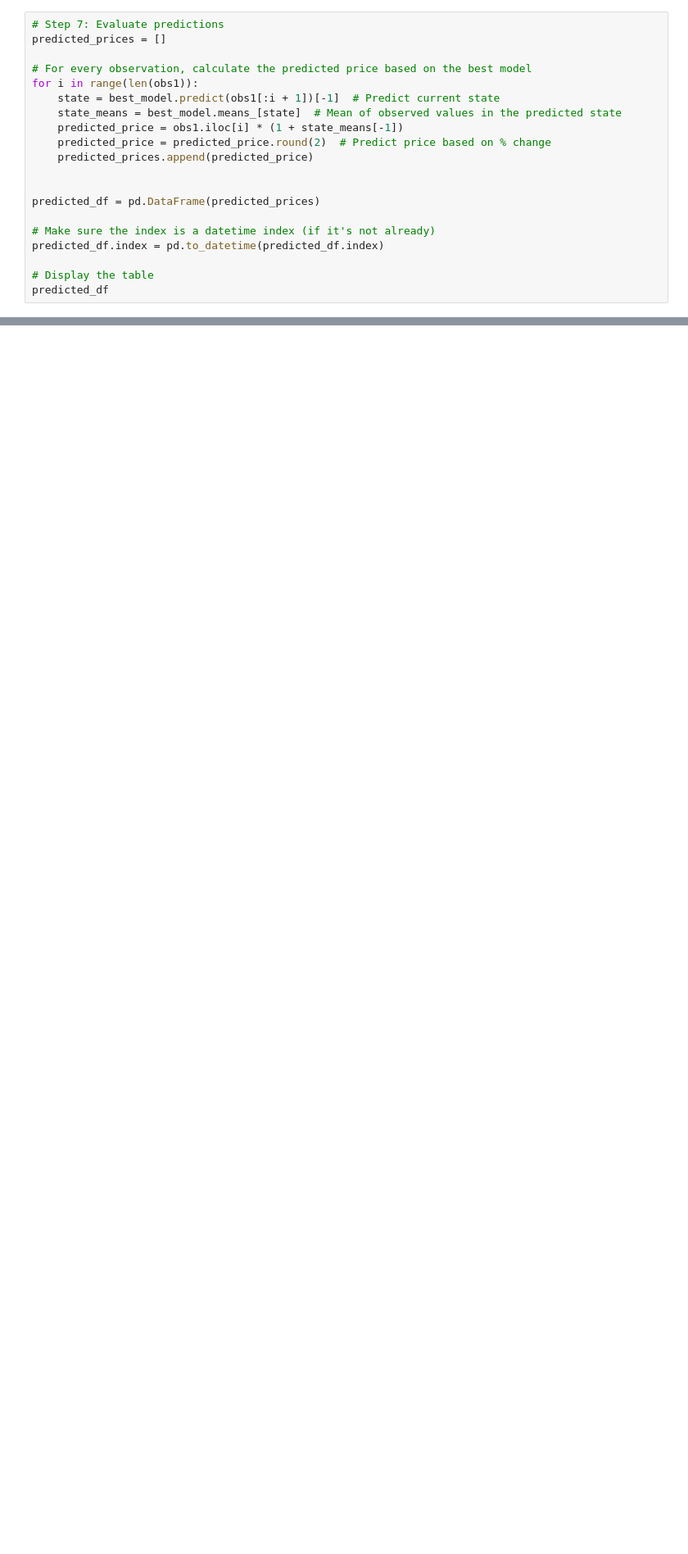
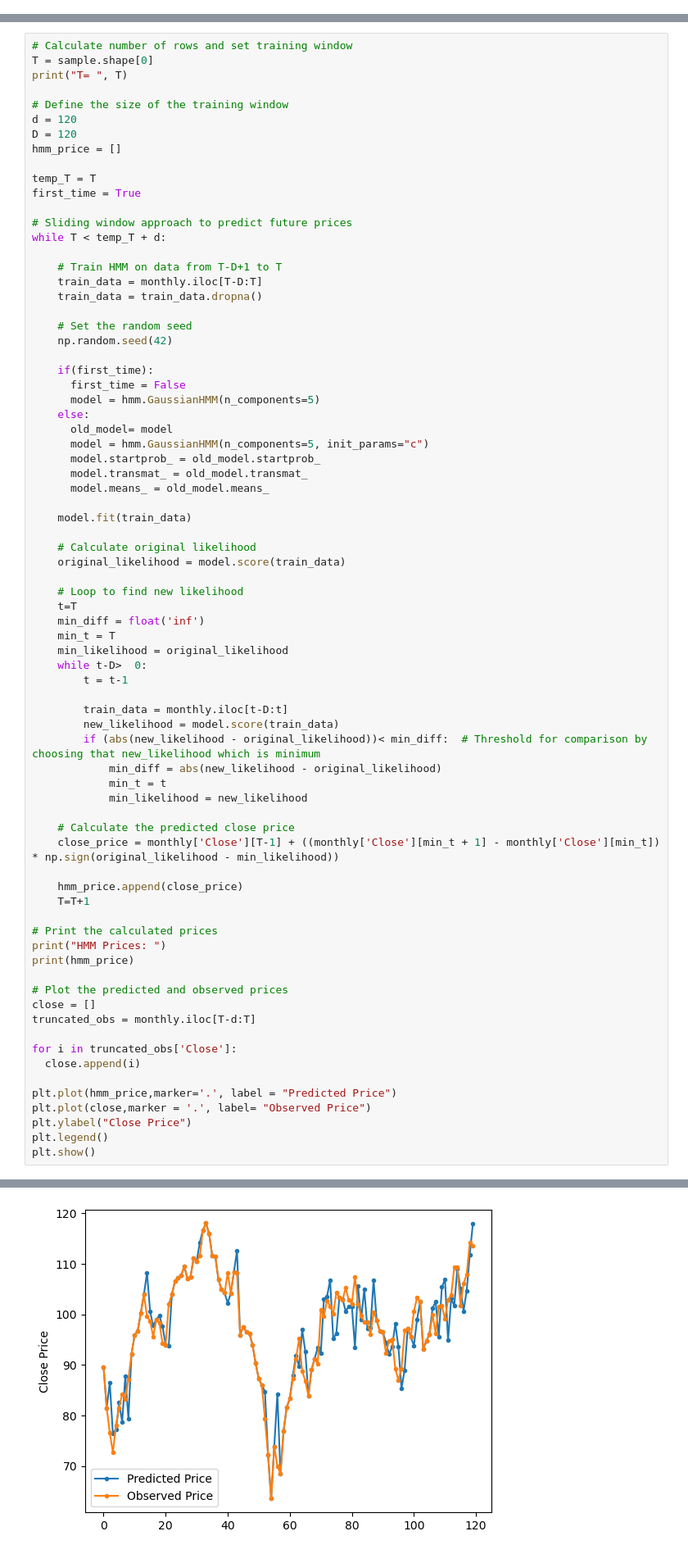
Before and after one commit to rinaaro/TS-project---HMM, a Jupyter notebook: Data_collection.ipynb, the cells around one changed output, grey strips where cells are left out. Shown at 82% size. Drawn from its saved outputs; the diff is of its cells as text; blank space fills up the shorter version.

Commit message:
Working prediction

```diff
--- a/Data_collection.ipynb
+++ b/Data_collection.ipynb
@@ -300,20 +234,0 @@ ValueError: Found array with 0 sample(s) (shape=(0, 4)) while a minimum of 1 is
-# %%
-# Step 7: Evaluate predictions
-predicted_prices = []
-
-# For every observation, calculate the predicted price based on the best model
-for i in range(len(obs1)):
-    state = best_model.predict(obs1[:i + 1])[-1]  # Predict current state
-    state_means = best_model.means_[state]  # Mean of observed values in the predicted state
-    predicted_price = obs1.iloc[i] * (1 + state_means[-1])
-    predicted_price = predicted_price.round(2)  # Predict price based on % change
-    predicted_prices.append(predicted_price)
-
-
-predicted_df = pd.DataFrame(predicted_prices)
-
-# Make sure the index is a datetime index (if it's not already)
-predicted_df.index = pd.to_datetime(predicted_df.index)
-
-# Display the table
-predicted_df
@@ -354,0 +235,76 @@ plt.show()
+# %%
+# Calculate number of rows and set training window
+T = sample.shape[0]
+print("T= ", T)
+
+# Define the size of the training window
+d = 120
+D = 120
+hmm_price = []
+
+temp_T = T
+first_time = True
+
+# Sliding window approach to predict future prices
+while T < temp_T + d:
+
+    # Train HMM on data from T-D+1 to T
+    train_data = monthly.iloc[T-D:T]
+    train_data = train_data.dropna()
+
+    # Set the random seed
+    np.random.seed(42)
+
+    if(first_time):
+      first_time = False
+      model = hmm.GaussianHMM(n_components=5)
+    else:
+      old_model= model
+      model = hmm.GaussianHMM(n_components=5, init_params="c")
+      model.startprob_ = old_model.startprob_
+      model.transmat_ = old_model.transmat_
+      model.means_ = old_model.means_
+
+    model.fit(train_data)
+
+    # Calculate original likelihood
+    original_likelihood = model.score(train_data)
+
+    # Loop to find new likelihood
+    t=T
+    min_diff = float('inf')
+    min_t = T
+    min_likelihood = original_likelihood
+    while t-D>  0:
+        t = t-1
+
+        train_data = monthly.iloc[t-D:t]
+        new_likelihood = model.score(train_data)
+        if (abs(new_likelihood - original_likelihood))< min_diff:  # Threshold for comparison by choosing that new_likelihood which is minimum
+            min_diff = abs(new_likelihood - original_likelihood)
+            min_t = t
+            min_likelihood = new_likelihood
+
+    # Calculate the predicted close price
+    close_price = monthly['Close'][T-1] + ((monthly['Close'][min_t + 1] - monthly['Close'][min_t]) * np.sign(original_likelihood - min_likelihood))
+
+    hmm_price.append(close_price)
+    T=T+1
+
+# Print the calculated prices
+print("HMM Prices: ")
+print(hmm_price)
+
+# Plot the predicted and observed prices
+close = []
+truncated_obs = monthly.iloc[T-d:T]
+
+for i in truncated_obs['Close']:
+  close.append(i)
+
+plt.plot(hmm_price,marker='.', label = "Predicted Price")
+plt.plot(close,marker = '.', label= "Observed Price")
+plt.ylabel("Close Price")
+plt.legend()
+plt.show()
+# %% [output]
@@ -355,2 +314,3 @@ plt.show()
+[figure, added]
 # %% [markdown]
 # Performance Evaluation
```
Also changed, not shown: parts of 23 cells of this notebook.
